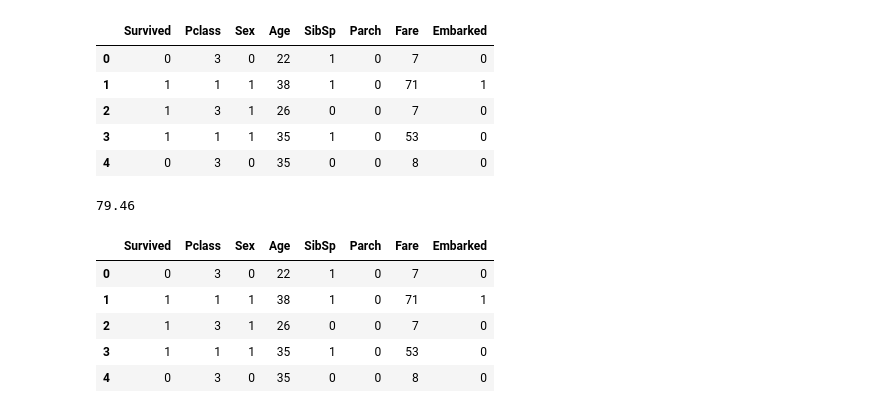
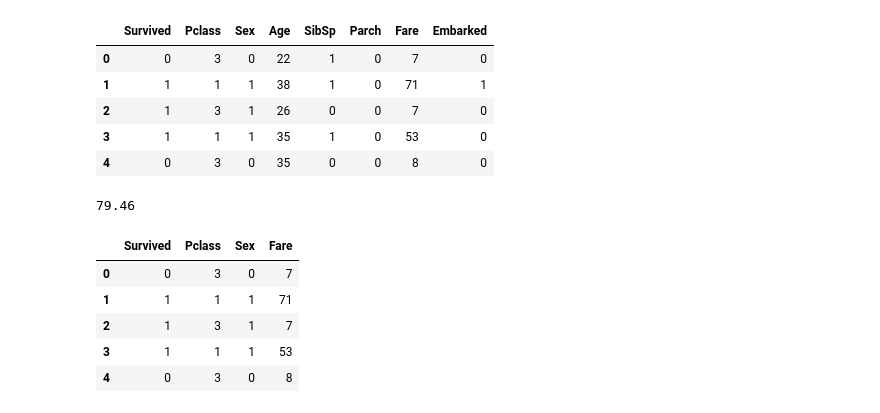
Before and after one commit to nsspeer/data-analytics-portfolio, a Jupyter notebook: _Titanic_Survivors_Project.ipynb, the cells around one changed output. Drawn from its saved outputs; the diff is of its cells as text; code cells hidden in the pictures.

```diff
--- a/_Titanic_Survivors_Project.ipynb
+++ b/_Titanic_Survivors_Project.ipynb
@@ -123,15 +124,15 @@ accuracy
 # %% [output]
 79.46
 # %%
-train = train[["Survived", "Pclass", "Sex", "Age", "SibSp", "Parch", "Fare", "Embarked"]]
-test = test[["Pclass", "Sex", "Age", "SibSp", "Parch", "Fare", "Embarked"]]
+train = train[["Survived", "Pclass", "Sex", "Fare"]]
+test = test[["Pclass", "Sex","Fare", "Embarked"]]
 train.head()
 
 #Re-run the model with new train columns.
 # %% [output]
-|  | Survived | Pclass | Sex | Age | SibSp | Parch | Fare | Embarked |
-| 0 | 0 | 3 | 0 | 22 | 1 | 0 | 7 | 0 |
-| 1 | 1 | 1 | 1 | 38 | 1 | 0 | 71 | 1 |
-| 2 | 1 | 3 | 1 | 26 | 0 | 0 | 7 | 0 |
-| 3 | 1 | 1 | 1 | 35 | 1 | 0 | 53 | 0 |
-| 4 | 0 | 3 | 0 | 35 | 0 | 0 | 8 | 0 |
+|  | Survived | Pclass | Sex | Fare |
+| 0 | 0 | 3 | 0 | 7 |
+| 1 | 1 | 1 | 1 | 71 |
+| 2 | 1 | 3 | 1 | 7 |
+| 3 | 1 | 1 | 1 | 53 |
+| 4 | 0 | 3 | 0 | 8 |
```
Also changed, not shown: parts of 1 cell of this notebook.
